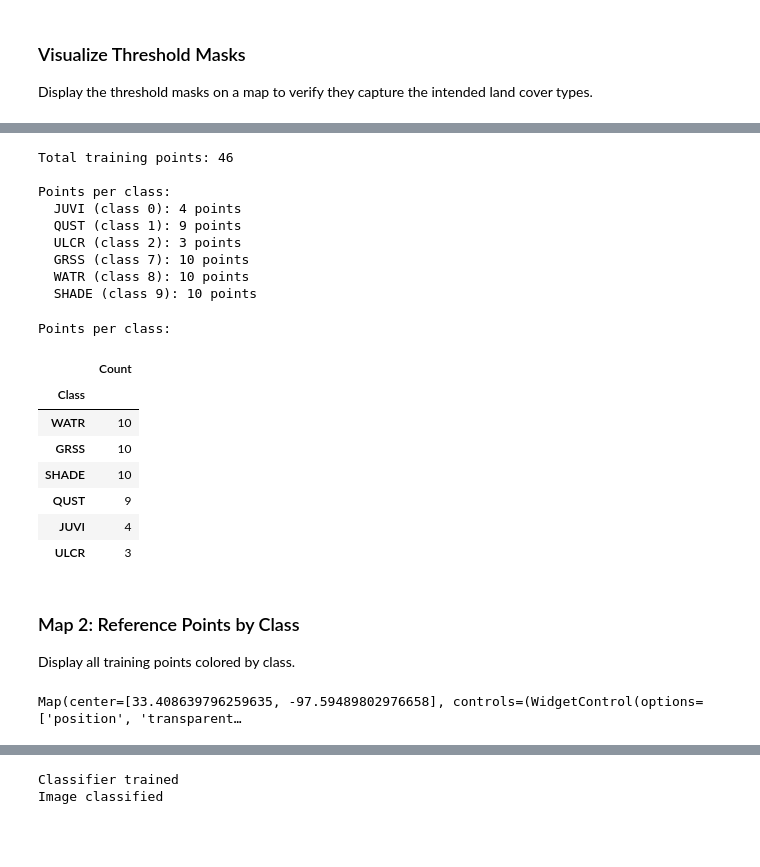
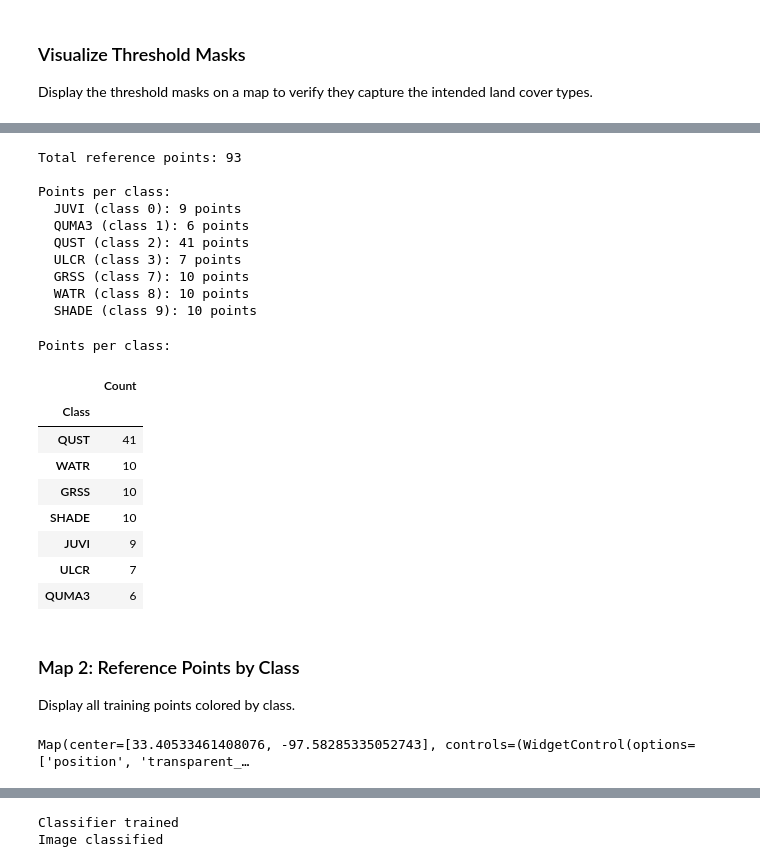
Before and after one commit to jmus2235/python-gee-ml-tutorial, a Jupyter notebook: scripts/clbj_rf_classification_v3.ipynb, the cells around one changed output, grey strips where cells are left out. Cells and saved outputs as stored; diff of their text form; code cells hidden in the pictures; blank space fills up the shorter version.

```diff
--- a/scripts/clbj_rf_classification_v3.ipynb
+++ b/scripts/clbj_rf_classification_v3.ipynb
@@ -371,10 +375,10 @@ Location API query function defined
 print('Querying NEON location API for plot point coordinates...')
 location_cache = {}
 
-for idx, row in plot_points.iterrows():
+for n, (_, row) in enumerate(plot_points.iterrows(), start=1):
     get_point_location(row['plotID'], row['pointID'], location_cache)
-    if (idx + 1) % 10 == 0:
-        print(f'  Queried {idx + 1}/{len(plot_points)} locations')
+    if n % 25 == 0:
+        print(f'  Queried {n}/{len(plot_points)} locations')
 
 print(f'Location query complete: {len(location_cache)} unique locations cached')
 # %% [output]
@@ -778,65 +818,67 @@ for taxon, class_num in class_lookup.items():
 # %%
-# Non-tree points already have 'class' property (7, 8, 9)
-# Just add taxonID for consistency with tree points
+# Non-tree points have no plot. Assign them to folds at random, separately for each
+# class, so that each fold gets about the same number of points of each class.
+rng = np.random.default_rng(1)
 
-grss_fc = grss_points.map(lambda f: f.set('taxonID', 'GRSS'))
-watr_fc = watr_points.map(lambda f: f.set('taxonID', 'WATR'))
-shade_fc = shade_points.map(lambda f: f.set('taxonID', 'SHADE'))
+def make_non_tree_fc(coords, taxon):
+    folds = rng.permutation(len(coords)) % n_folds
+    return ee.FeatureCollection([
+        ee.Feature(ee.Geometry.Point(coord),
+                   {'taxonID': taxon, 'class': class_lookup[taxon], 'fold': int(fold)})
+        for coord, fold in zip(coords, folds)
+    ])
+
+grss_fc = make_non_tree_fc(grss_coords, 'GRSS')
+watr_fc = make_non_tree_fc(watr_coords, 'WATR')
+shade_fc = make_non_tree_fc(shade_coords, 'SHADE')
 
 # Merge all classes
 all_points = tree_fc.merge(grss_fc).merge(watr_fc).merge(shade_fc)
 
-print(f'Total training points: {all_points.size().getInfo()}')
-
-# Verify class distribution
+print(f'Total reference points: {all_points.size().getInfo()}')
 print('\nPoints per class:')
-for class_num in [0, 1, 2, 7, 8, 9]:
+for class_num in sorted(class_names):
     count = all_points.filter(ee.Filter.eq('class', class_num)).size().getInfo()
-    class_names = {0: 'JUVI', 1: 'QUST', 2: 'ULCR', 7: 'GRSS', 8: 'WATR', 9: 'SHADE'}
     print(f'  {class_names[class_num]} (class {class_num}): {count} points')
 # %% [output]
-Total training points: 46
+Total reference points: 93
 
 Points per class:
-  JUVI (class 0): 4 points
-  QUST (class 1): 9 points
-  ULCR (class 2): 3 points
+  JUVI (class 0): 9 points
+  QUMA3 (class 1): 6 points
+  QUST (class 2): 41 points
+  ULCR (class 3): 7 points
   GRSS (class 7): 10 points
   WATR (class 8): 10 points
   SHADE (class 9): 10 points
 # %%
-# Count points by class (using 'class' property, not 'taxonIDnum')
-class_lookup_all = {
-    'JUVI': 0, 'QUST': 1, 'ULCR': 2,
-    'GRSS': 7, 'WATR': 8, 'SHADE': 9
-}
-
+# Count points by class
 class_counts = {}
-for taxon, class_num in class_lookup_all.items():
-    count = all_points.filter(ee.Filter.eq('class', class_num)).size().getInfo()
-    class_counts[taxon] = count
+for taxon, class_num in class_lookup.items():
+    class_counts[taxon] = all_points.filter(ee.Filter.eq('class', class_num)).size().getInfo()
 
 counts_df = pd.DataFrame.from_dict(class_counts, orient='index', columns=['Count'])
 counts_df.index.name = 'Class'
 counts_df = counts_df.sort_values('Count', ascending=False)
 print('\nPoints per class:')
 display(counts_df)
 # %% [output]
 Points per class:
 |  | Count |
 | Class |  |
+| QUST | 41 |
 | WATR | 10 |
 | GRSS | 10 |
 | SHADE | 10 |
-| QUST | 9 |
-| JUVI | 4 |
-| ULCR | 3 |
+| JUVI | 9 |
+| ULCR | 7 |
+| QUMA3 | 6 |
 # %% [markdown]
 ### Map 2: Reference Points by Class
 
 Display all training points colored by class.
 # %%
-# Map 2: Reference Points (corrected class numbers)
+# Map 2: Reference Points
 ref_points_map = geemap.Map()
 
 ref_points_map.addLayer(
@@ -846,20 +888,10 @@ ref_points_map.addLayer(
     True
 )
 
-# Classes with correct numbers (0,1,2,7,8,9)
-classes = [
-    (0, 'JUVI', 'yellow'),
-    (1, 'QUST', 'darkgreen'),
-    (2, 'ULCR', 'purple'),
-    (7, 'GRSS', 'lightgreen'),
-    (8, 'WATR', 'blue'),
-    (9, 'SHADE', 'black')
-]
-
-for class_num, name, color in classes:
+for name, class_num in class_lookup.items():
     class_points = all_points.filter(ee.Filter.eq('class', class_num))
     styled = class_points.map(lambda f: f.set('style', {
-        'color': color,
+        'color': class_colors[name],
         'pointShape': 'diamond',
         'pointSize': 5,
         'width': 2,
@@ -870,5 +902,5 @@ for class_num, name, color in classes:
 ref_points_map.centerObject(all_points, 14)
 ref_points_map
 # %% [output]
-Map(center=[33.408639796259635, -97.59489802976658], controls=(WidgetControl(options=['position', 'transparent…
+Map(center=[33.40533461408076, -97.58285335052743], controls=(WidgetControl(options=['position', 'transparent_…
 # %% [markdown]
```
Also changed, not shown: parts of 34 cells of this notebook, 4 other files.
